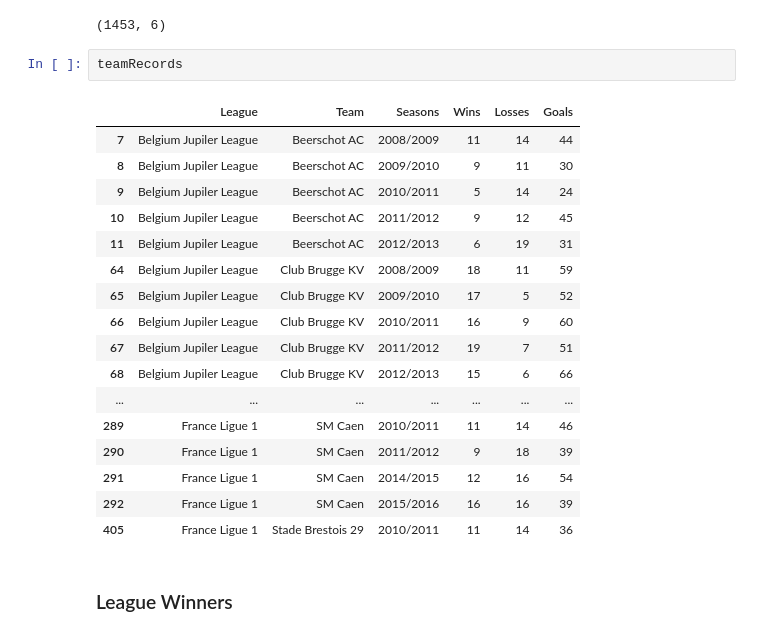
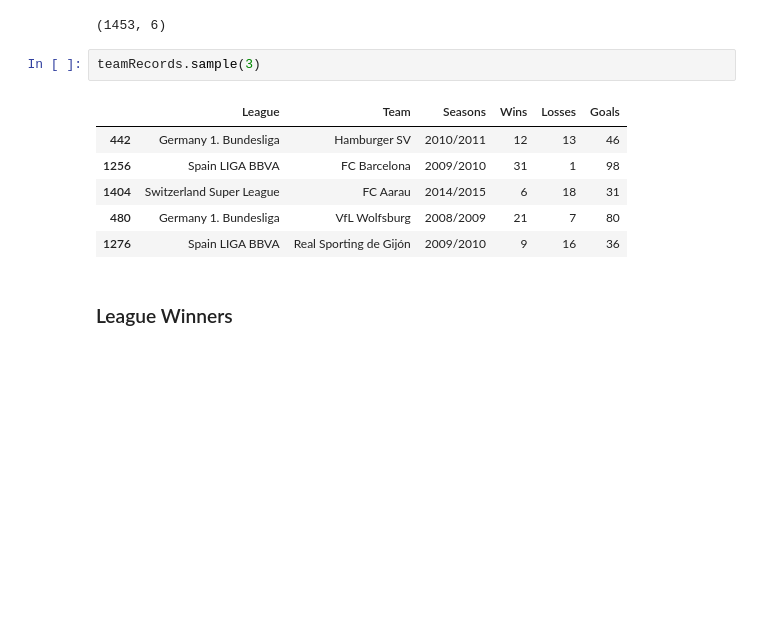
Before and after one commit to 55thSwiss/Udacity_DAND, a Jupyter notebook: Part 3/European Soccer V2.ipynb, the cells around one changed output. Saved outputs shown, nothing was run; the diff lists cells and outputs as text; blank space fills up the shorter version.

```diff
--- a/Part 3/European Soccer V2.ipynb
+++ b/Part 3/European Soccer V2.ipynb
@@ -207,25 +206,14 @@ teamRecords.shape
 # %% [output]
 (1453, 6)
 # %%
-teamRecords
+teamRecords.sample(3)
 # %% [output]
 |  | League | Team | Seasons | Wins | Losses | Goals |
-| 7 | Belgium Jupiler League | Beerschot AC | 2008/2009 | 11 | 14 | 44 |
-| 8 | Belgium Jupiler League | Beerschot AC | 2009/2010 | 9 | 11 | 30 |
-| 9 | Belgium Jupiler League | Beerschot AC | 2010/2011 | 5 | 14 | 24 |
-| 10 | Belgium Jupiler League | Beerschot AC | 2011/2012 | 9 | 12 | 45 |
-| 11 | Belgium Jupiler League | Beerschot AC | 2012/2013 | 6 | 19 | 31 |
-| 64 | Belgium Jupiler League | Club Brugge KV | 2008/2009 | 18 | 11 | 59 |
-| 65 | Belgium Jupiler League | Club Brugge KV | 2009/2010 | 17 | 5 | 52 |
-| 66 | Belgium Jupiler League | Club Brugge KV | 2010/2011 | 16 | 9 | 60 |
-| 67 | Belgium Jupiler League | Club Brugge KV | 2011/2012 | 19 | 7 | 51 |
-| 68 | Belgium Jupiler League | Club Brugge KV | 2012/2013 | 15 | 6 | 66 |
-| ... | ... | ... | ... | ... | ... | ... |
-| 289 | France Ligue 1 | SM Caen | 2010/2011 | 11 | 14 | 46 |
-| 290 | France Ligue 1 | SM Caen | 2011/2012 | 9 | 18 | 39 |
-| 291 | France Ligue 1 | SM Caen | 2014/2015 | 12 | 16 | 54 |
-| 292 | France Ligue 1 | SM Caen | 2015/2016 | 16 | 16 | 39 |
-| 405 | France Ligue 1 | Stade Brestois 29 | 2010/2011 | 11 | 14 | 36 |
+| 442 | Germany 1. Bundesliga | Hamburger SV | 2010/2011 | 12 | 13 | 46 |
+| 1256 | Spain LIGA BBVA | FC Barcelona | 2009/2010 | 31 | 1 | 98 |
+| 1404 | Switzerland Super League | FC Aarau | 2014/2015 | 6 | 18 | 31 |
+| 480 | Germany 1. Bundesliga | VfL Wolfsburg | 2008/2009 | 21 | 7 | 80 |
+| 1276 | Spain LIGA BBVA | Real Sporting de Gijón | 2009/2010 | 9 | 16 | 36 |
 # %% [markdown]
 ### League Winners
 # %%
```
Also changed, not shown: parts of 13 cells of this notebook.
